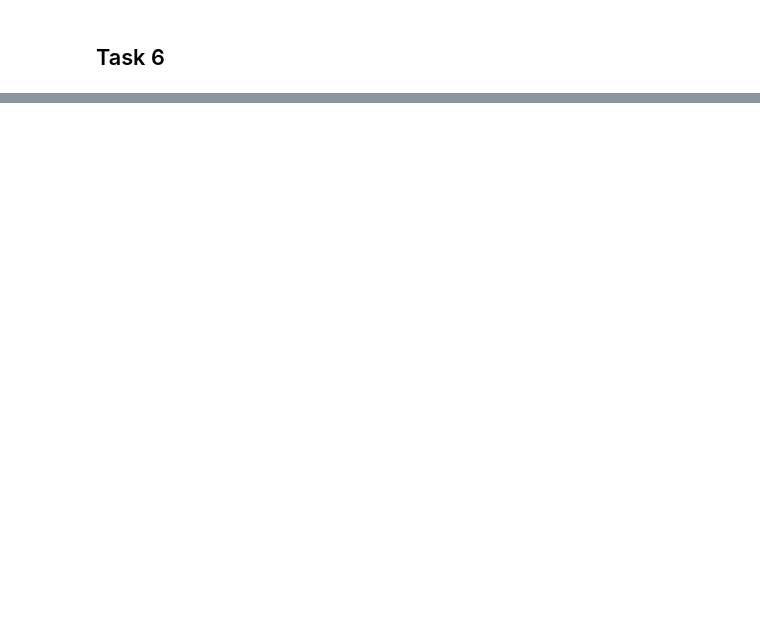
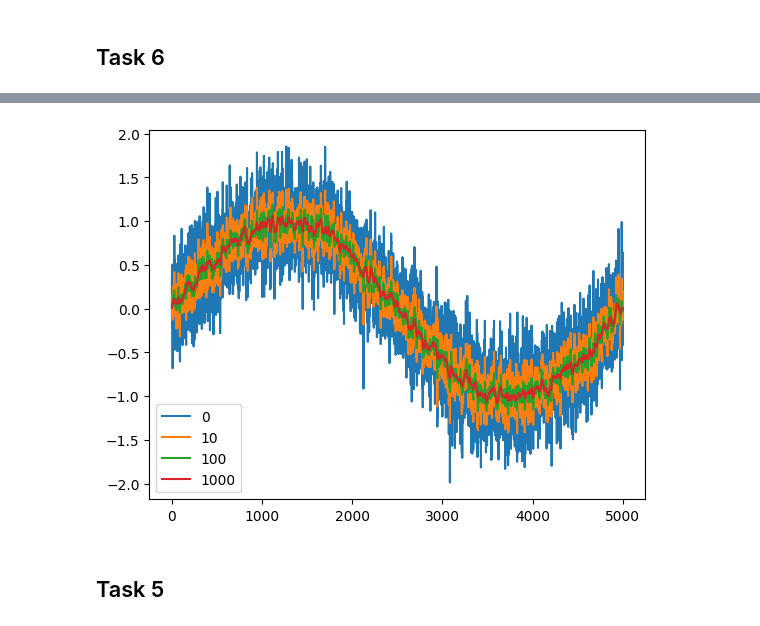
Before and after one commit to mrFendel/NumMethods, a Jupyter notebook: Hometasks/Assignment_5/tasks/Assignment5.ipynb, the cells around one changed output, grey strips where cells are left out. Cells and saved outputs as stored; diff of their text form; code cells hidden in the pictures; blank space fills up the shorter version.

Commit message:
Assignment 5: - task 6

```diff
--- a/Hometasks/Assignment_5/tasks/Assignment5.ipynb
+++ b/Hometasks/Assignment_5/tasks/Assignment5.ipynb
@@ -135,0 +170,20 @@ y = np.
+# %%
+from scipy.sparse import dia_matrix
+
+def smoothing(gamma):
+    arr = np.ones(M)
+    diags = np.array([-gamma*arr, (n + 2*gamma)*arr, -gamma*arr])
+    A = dia_matrix((diags, [-1,0,1]), shape=(M, M)).tocsr()
+    b = Y.sum(axis=0)
+    solution = cg(A, b, maxiter=100)
+    plt.plot(solution[0], label = gamma)
+    plt.legend()
+# %%
+smoothing(0)
+smoothing(10)
+smoothing(100)
+smoothing(1000)
+# %% [output]
+[figure, added]
+# %% [markdown]
+## Task 5
```
Also changed, not shown: parts of 10 cells of this notebook.
